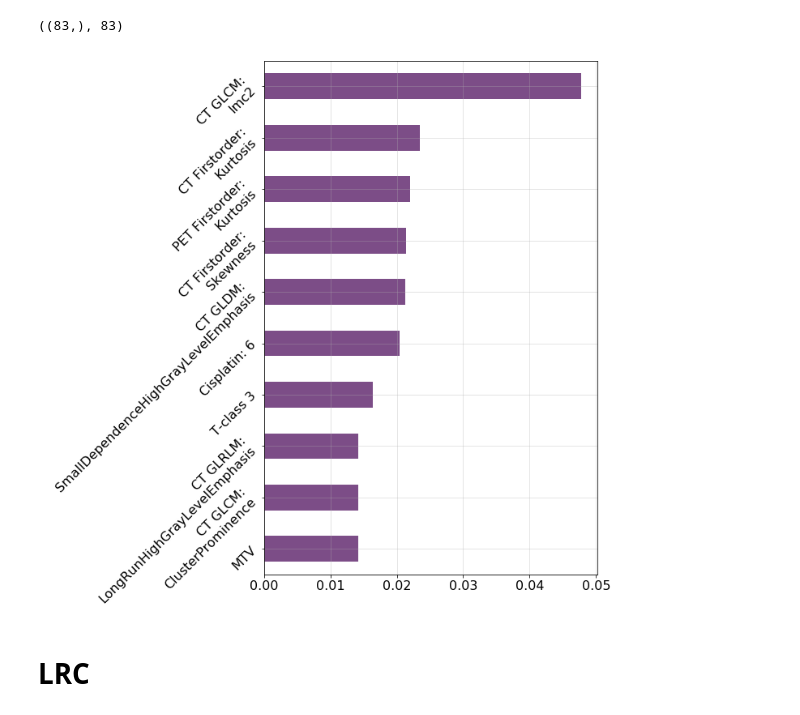
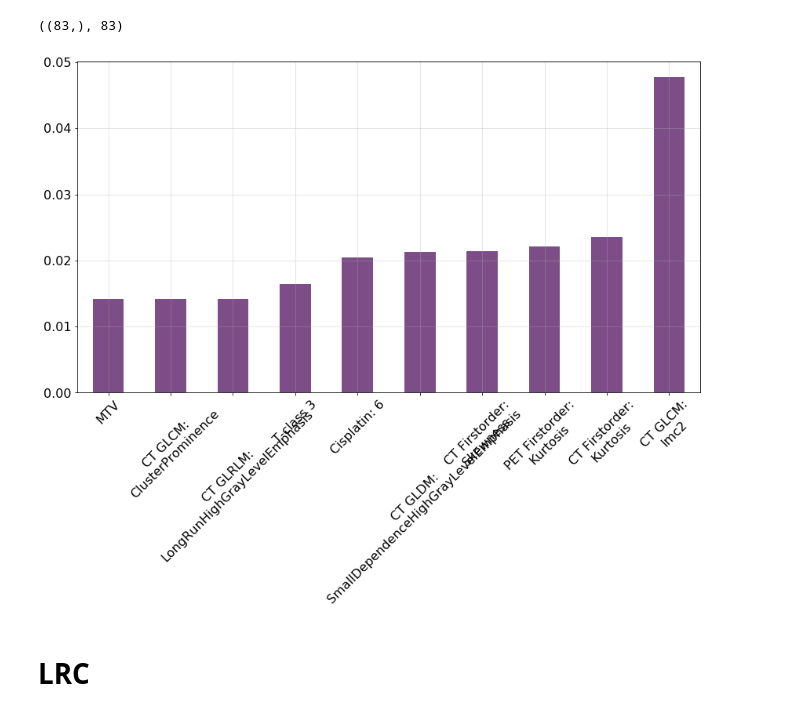
Before and after one commit to GSEL9/head-and-neck, a Jupyter notebook: ipynbs/results_exploration.ipynb, the cells around one changed output. Saved outputs shown, nothing was run; the diff lists cells and outputs as text; code cells hidden in the pictures.

```diff
--- a/ipynbs/results_exploration.ipynb
+++ b/ipynbs/results_exploration.ipynb
@@ -284,22 +284,22 @@ pfs_removeables[avg_pfs_importances > 0] = 0
 # %%
 top_idx = np.argsort(pfs_contributors)[-10:]
 pd.Series(pfs_contributors[top_idx]).plot(
-    kind='barh',
-    figsize=(10, 10),
+    kind='bar',
+    figsize=(12, 10),
     fontsize=16,
     colormap=plt.cm.viridis,
     alpha=0.7,
 );
-plt.yticks(
+plt.xticks(
     range(np.size(top_idx)), prep_feature_names(X.columns[top_idx]),
     rotation=45
 );
-plt.xticks(fontsize=16);
+plt.yticks(fontsize=16);
 plt.grid(which='both', alpha=0.4)
 plt.tight_layout()
 plt.savefig('./../../data/fallback/figures/plsr_feature_rankings.png')
 # %% [output]
-[figure, old version]
+[figure, new version]
 # %% [markdown]
 # LRC
 # %%
```
Also changed, not shown: parts of 3 cells of this notebook, 1 other file.
